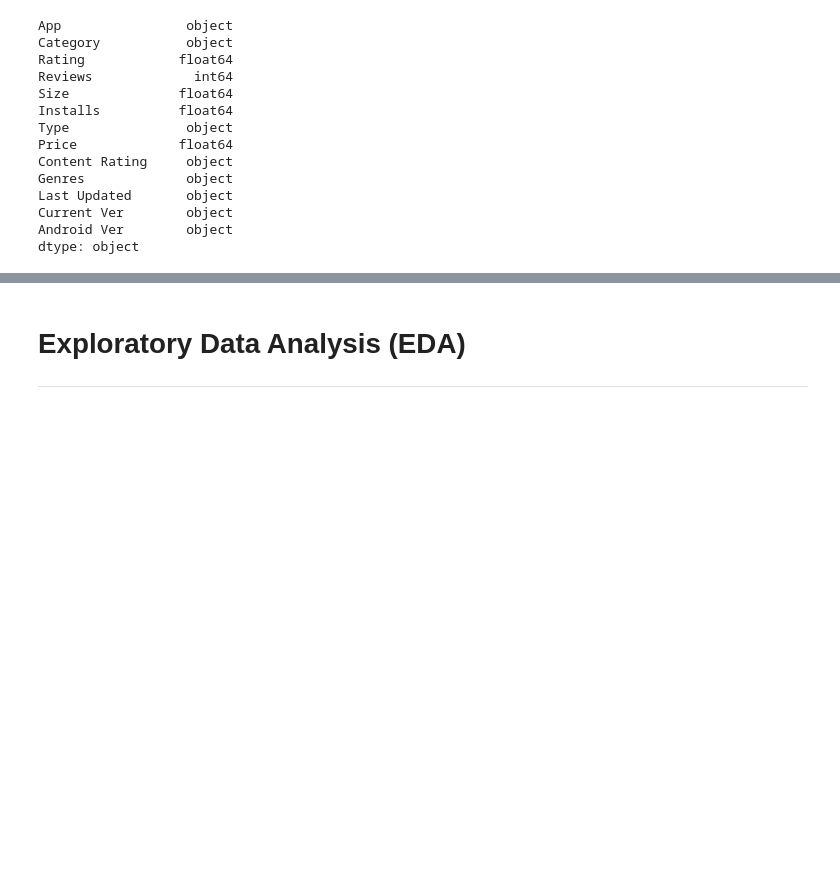
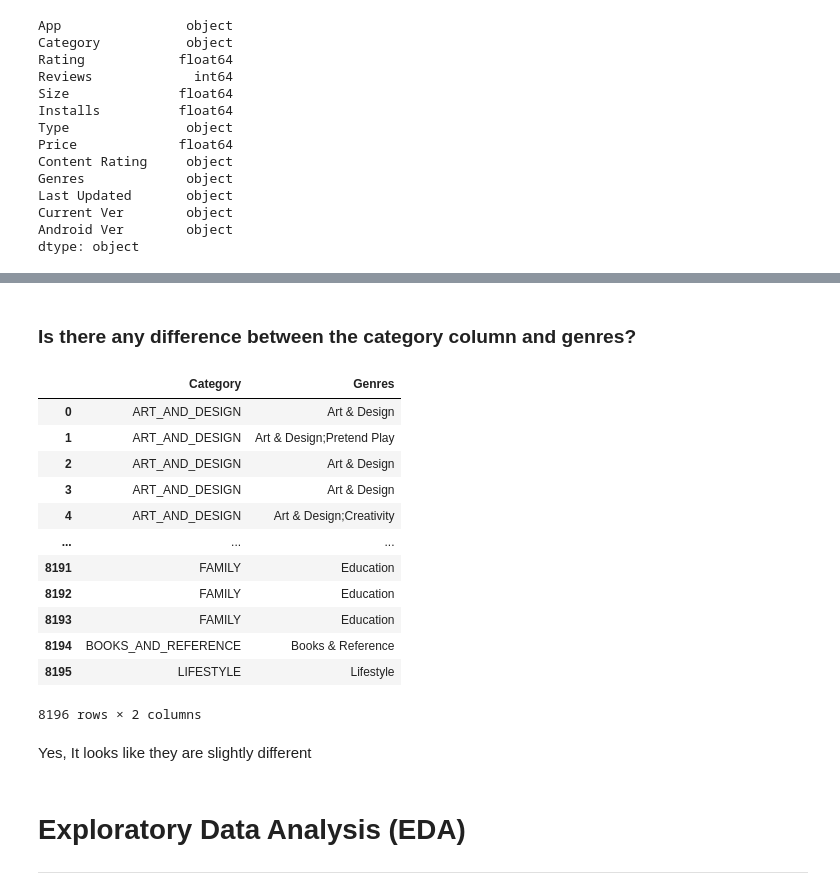
Before and after one commit to Anupam-Durutkar/Exploratory-Analysis-On-Play-Store-Apps, a Jupyter notebook: Exploratory_Analysis_On_Play_Store_Apps.ipynb, the cells around one changed output, grey strips where cells are left out. Cells and saved outputs as stored; diff of their text form; code cells hidden in the pictures; blank space fills up the shorter version.

```diff
--- a/Exploratory_Analysis_On_Play_Store_Apps.ipynb
+++ b/Exploratory_Analysis_On_Play_Store_Apps.ipynb
@@ -391,6 +380,26 @@ play_store_df.describe(include='all').T
 | Last Updated | 8196 | 1300 | August 3, 2018 | 245 | NaN | NaN | NaN | NaN | NaN | NaN | NaN |
 | Current Ver | 8196 | 2624 | Varies with device | 1015 | NaN | NaN | NaN | NaN | NaN | NaN | NaN |
 | Android Ver | 8196 | 31 | 4.1 and up | 1813 | NaN | NaN | NaN | NaN | NaN | NaN | NaN |
+# %% [markdown]
+### Is there any difference between the category column and genres?
+# %%
+play_store_df[["Category","Genres"]]
+# %% [output]
+|  | Category | Genres |
+| 0 | ART_AND_DESIGN | Art & Design |
+| 1 | ART_AND_DESIGN | Art & Design;Pretend Play |
+| 2 | ART_AND_DESIGN | Art & Design |
+| 3 | ART_AND_DESIGN | Art & Design |
+| 4 | ART_AND_DESIGN | Art & Design;Creativity |
+| ... | ... | ... |
+| 8191 | FAMILY | Education |
+| 8192 | FAMILY | Education |
+| 8193 | FAMILY | Education |
+| 8194 | BOOKS_AND_REFERENCE | Books & Reference |
+| 8195 | LIFESTYLE | Lifestyle |
+8196 rows × 2 columns
+# %% [markdown]
+Yes, It looks like they are slightly different
 # %% [markdown]
 # Exploratory Data Analysis (EDA)
 
```
Also changed, not shown: parts of 41 cells of this notebook.
